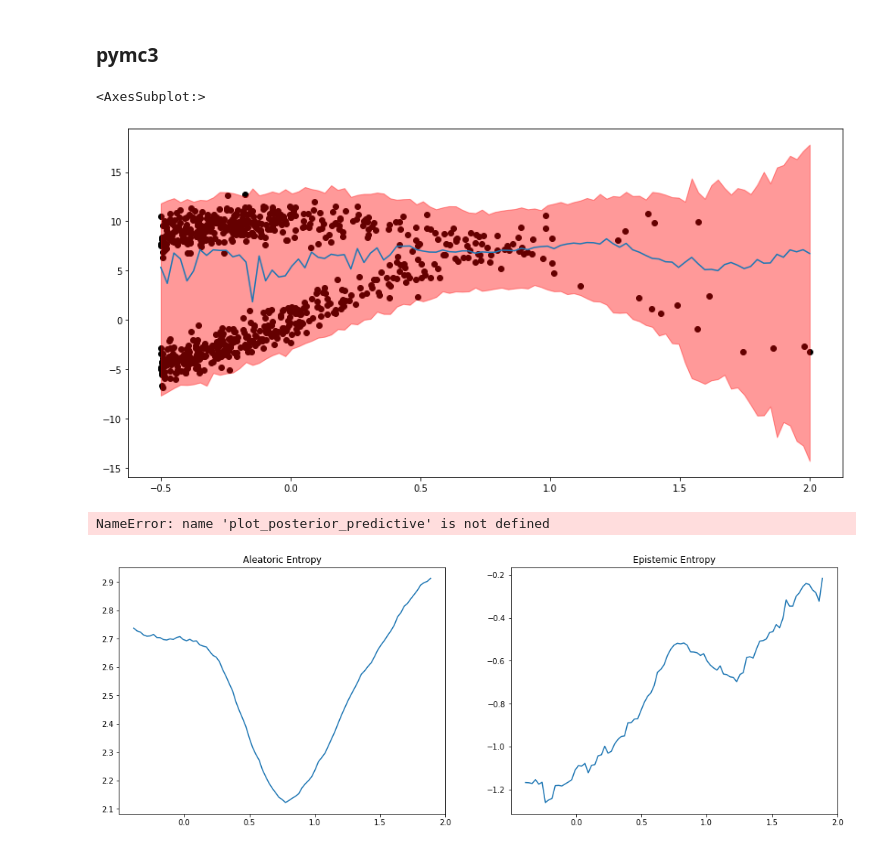
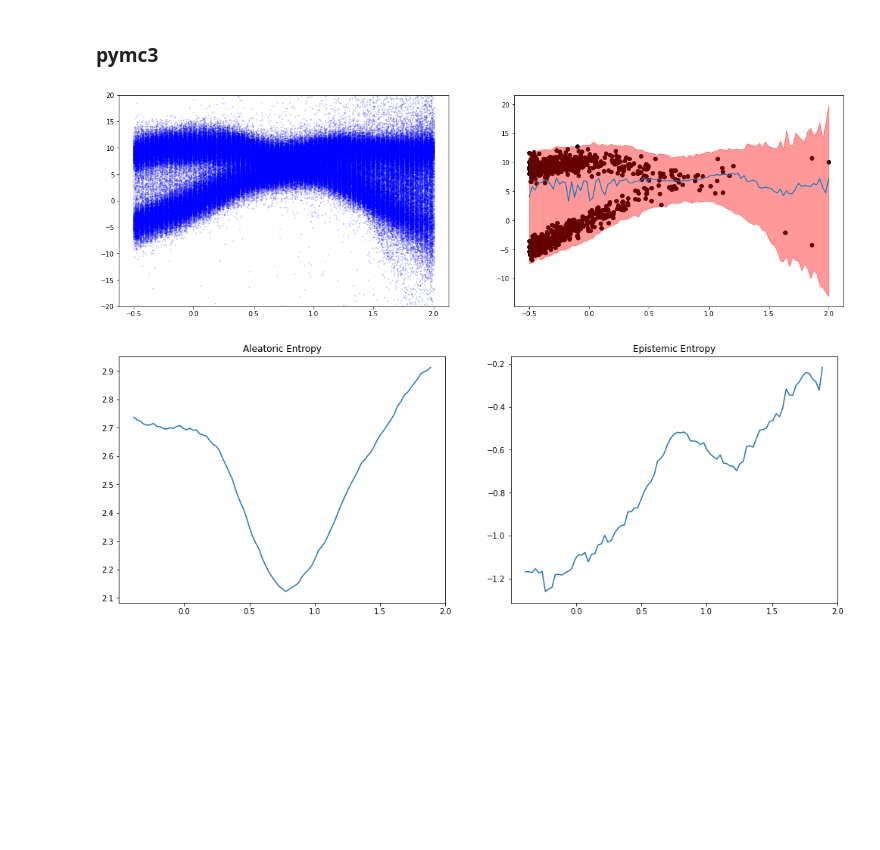
Before and after one commit to 2020fa-207-final-project/decomposition-of-uncertainty, a Jupyter notebook: notebooks/decomposition_of_uncertainty_report.ipynb, the cells around one changed output. Cells and saved outputs as stored; diff of their text form; code cells hidden in the pictures; blank space fills up the shorter version.

```diff
--- a/notebooks/decomposition_of_uncertainty_report.ipynb
+++ b/notebooks/decomposition_of_uncertainty_report.ipynb
@@ -301,7 +320,8 @@ epistemic_entropy_pymc3_hsc, aleatoric_entropy_pymc3_hsc =  uncertainty_decompos
 # %%
 y_bimodal, X_bimodal = generate_regression_outputs(type='bimodal')
 
-X_test_bimodal = np.linspace(min(X_bimodal), max(X_bimodal), 100)
+X_test_bimodal_100 = np.linspace(min(X_bimodal), max(X_bimodal), 100)
+X_test_bimodal_400 = np.linspace(min(X_bimodal), max(X_bimodal), 400)
 # %% [markdown]
 ### HMC
 # %%
@@ -311,15 +331,14 @@ X_test_bimodal = np.linspace(min(X_bimodal), max(X_bimodal), 100)
 # %%
 #see `` for sampling code
 posterior_samples_pymc3_bimodal = np.load('pymc3/bimodal/bimodal_withlv_w.npy')
-# %%
-plot_posterior_predictive(X_test_bimodal, bnn_lv, posterior_samples_pymc3_bimodal, mode='fill', ax=None, figsize=(14,7), real_x=X_bimodal, real_y=y_bimodal)
-# %% [output]
-<AxesSubplot:>
-[figure, removed]
-# %%
-plot_posterior_predictive(X_test_bimodal, bnn_lv, posterior_samples_pymc3_bimodal, mode='points', ax=None, figsize=(14,7), real_x=X_bimodal, real_y=y_bimodal)
-# %% [output]
-NameError: name 'plot_posterior_predictive' is not defined
+# %%
+fig, ax = plt.subplots(1,2, figsize=(20,6))
+plot_posterior_predictive(X_test_bimodal_400, bnn_lv, posterior_samples_pymc3_bimodal, mode='points', ax=ax[0], figsize=(14,7), real_x=X_bimodal, real_y=y_bimodal)
+plot_posterior_predictive(X_test_bimodal_100, bnn_lv, posterior_samples_pymc3_bimodal, mode='fill', ax=ax[1], figsize=(14,7), real_x=X_bimodal, real_y=y_bimodal)
+ax[0].set_ylim(-20,20)
+plt.show()
+# %% [output]
+[figure, added]
 # %%
 epistemic_entropy_pymc3_bimodal, aleatoric_entropy_pymc3_bimodal = uncertainty_decompose_entropy(bnn_lv,X_bimodal, posterior_samples_pymc3_bimodal,
                                                                                             S=650, N=650, N2=100, D=1, avg_window=10)
```
Also changed, not shown: parts of 9 cells of this notebook.
